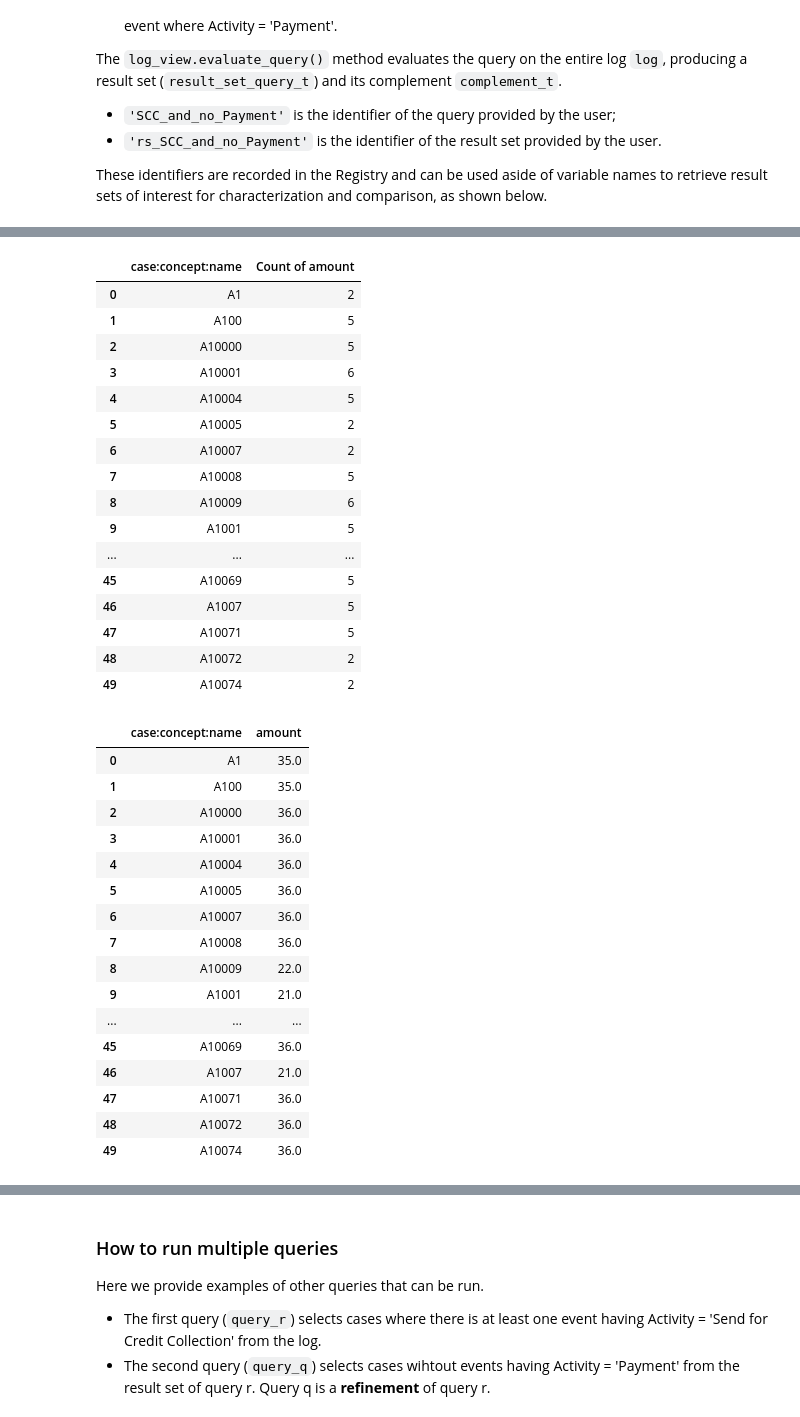
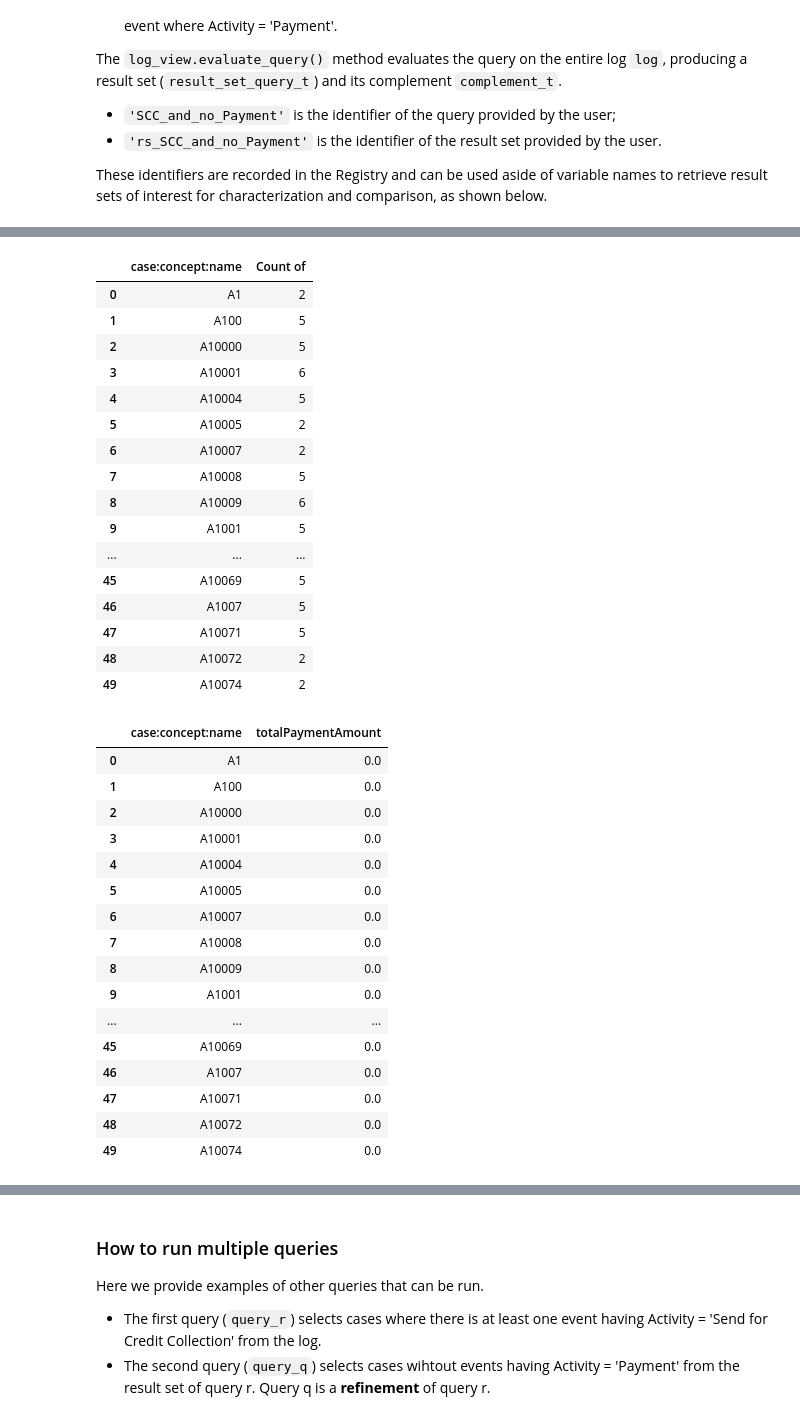
Before and after one commit to divyalekha99/Logview_extended, a Jupyter notebook: notebooks/tutorial_logview_test.ipynb, the cells around one changed output, grey strips where cells are left out. Cells and saved outputs as stored; diff of their text form; code cells hidden in the pictures.

```diff
--- a/notebooks/tutorial_logview_test.ipynb
+++ b/notebooks/tutorial_logview_test.ipynb
@@ -114,12 +132,12 @@ result_set, comp_set = log_view.evaluate_query('rs_sum_up', log, query_s)
 from logview.predicate import *
 
 
-query_s = Query('count_up', CountAggregate('amount', group_by=['case:concept:name']))
+query_s = Query('count_up', CountAggregate('', group_by=['case:concept:name']))
 
 result_set, comp_set = log_view.evaluate_query('rs_count_up', log, query_s)
 result_set.head(50)
 # %% [output]
-|  | case:concept:name | Count of amount |
+|  | case:concept:name | Count of |
 | 0 | A1 | 2 |
 | 1 | A100 | 5 |
 | 2 | A10000 | 5 |
@@ -139,26 +157,26 @@ result_set.head(50)
 # %%
 from logview.predicate import *
 
 
-query_s = Query('Min', MinAggregate('amount', group_by=['case:concept:name']))
+query_s = Query('Min', MinAggregate('totalPaymentAmount', group_by=['case:concept:name']))
 
 result_set, comp_set = log_view.evaluate_query('rs_min', log, query_s)
 result_set.head(50)
 # %% [output]
-|  | case:concept:name | amount |
-| 0 | A1 | 35.0 |
-| 1 | A100 | 35.0 |
-| 2 | A10000 | 36.0 |
-| 3 | A10001 | 36.0 |
-| 4 | A10004 | 36.0 |
-| 5 | A10005 | 36.0 |
-| 6 | A10007 | 36.0 |
-| 7 | A10008 | 36.0 |
-| 8 | A10009 | 22.0 |
-| 9 | A1001 | 21.0 |
+|  | case:concept:name | totalPaymentAmount |
+| 0 | A1 | 0.0 |
+| 1 | A100 | 0.0 |
+| 2 | A10000 | 0.0 |
+| 3 | A10001 | 0.0 |
+| 4 | A10004 | 0.0 |
+| 5 | A10005 | 0.0 |
+| 6 | A10007 | 0.0 |
+| 7 | A10008 | 0.0 |
+| 8 | A10009 | 0.0 |
+| 9 | A1001 | 0.0 |
 | ... | ... | ... |
-| 45 | A10069 | 36.0 |
-| 46 | A1007 | 21.0 |
-| 47 | A10071 | 36.0 |
-| 48 | A10072 | 36.0 |
-| 49 | A10074 | 36.0 |
+| 45 | A10069 | 0.0 |
+| 46 | A1007 | 0.0 |
+| 47 | A10071 | 0.0 |
+| 48 | A10072 | 0.0 |
+| 49 | A10074 | 0.0 |
```
Also changed, not shown: parts of 2 cells of this notebook, 6 other files.
